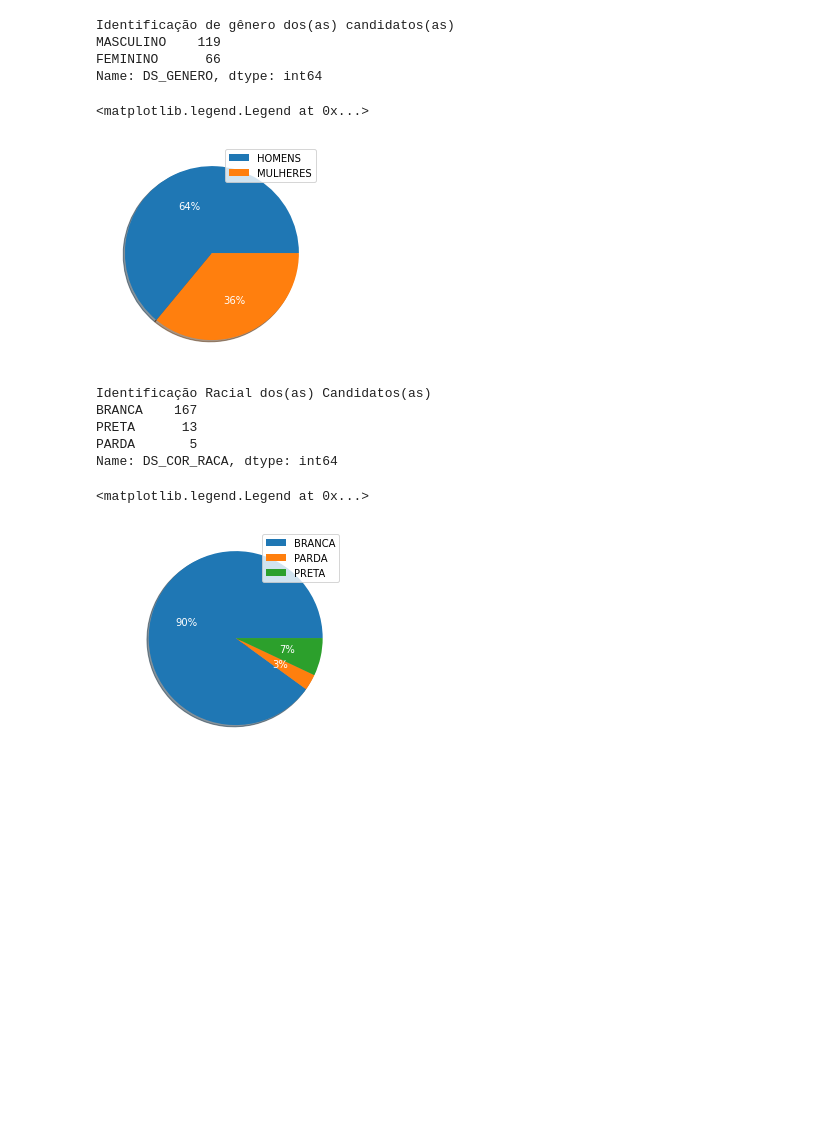
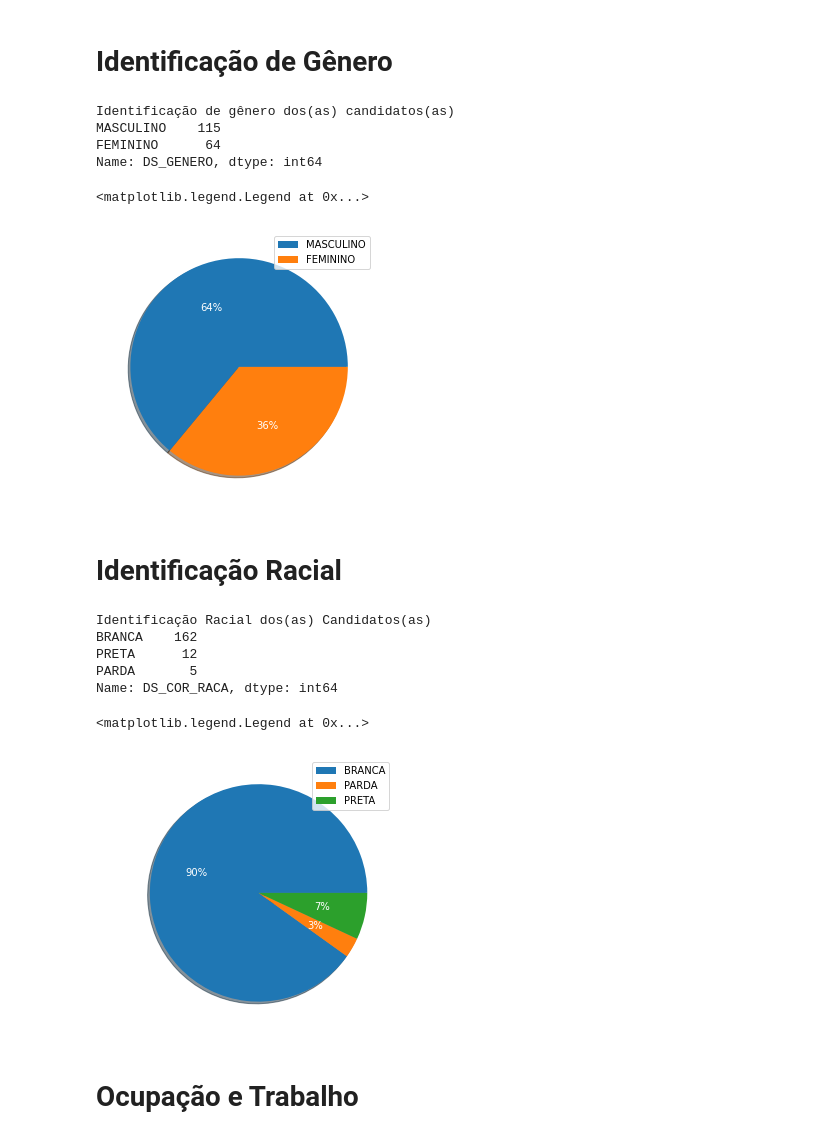
Before and after one commit to elmoneto/analise-dados-tse, a Jupyter notebook: vereadores-2020/analise_dados.ipynb, the cells around one changed output. Drawn from its saved outputs; the diff is of its cells as text; code cells hidden in the pictures; blank space fills up the shorter version.

```diff
--- a/vereadores-2020/analise_dados.ipynb
+++ b/vereadores-2020/analise_dados.ipynb
@@ -132,38 +142,48 @@ dtype: float64
+# %% [markdown]
+# Identificação de Gênero
+# %%
+s_genero = dados["DS_GENERO"].value_counts()
+print("Identificação de gênero dos(as) candidatos(as)")
+print(s_genero)
+# %% [output]
+Identificação de gênero dos(as) candidatos(as)
+MASCULINO    115
+FEMININO      64
+Name: DS_GENERO, dtype: int64
 # %%
-s_genero = dados["DS_GENERO"].value_counts()
-print("Identificação de gênero dos(as) candidatos(as)")
-print(s_genero)
 l_genero_percent = []
 l_genero_percent.append(round(s_genero["MASCULINO"]*100 / s_genero.sum(),0))
 l_genero_percent.append(round(s_genero["FEMININO"]*100 / s_genero.sum(),0))
-plt.pie(x=l_genero_percent,labels=["HOMENS","MULHERES"],autopct='%1.f%%',shadow=True, textprops={'color':"w"})
+plt.figure(figsize=(5,5))
+plt.pie(x=l_genero_percent,labels=["MASCULINO","FEMININO"],autopct='%1.f%%',shadow=True, textprops={'color':"w"})
 plt.legend()
 # %% [output]
-Identificação de gênero dos(as) candidatos(as)
-MASCULINO    119
-FEMININO      66
-Name: DS_GENERO, dtype: int64
+<matplotlib.legend.Legend at 0x...>
-<matplotlib.legend.Legend at 0x...>
-[figure, old version]
+[figure, new version]
+# %% [markdown]
+# Identificação Racial
+# %%
+rotulos_raca = dados["DS_COR_RACA"].unique()
+print("Identificação Racial dos(as) Candidatos(as)")
+s_raca = dados["DS_COR_RACA"].value_counts()
+print(s_raca)
+# %% [output]
+Identificação Racial dos(as) Candidatos(as)
+BRANCA    162
+PRETA      12
+PARDA       5
+Name: DS_COR_RACA, dtype: int64
 # %%
-rotulos_raca = dados["DS_COR_RACA"].unique()
-print("Identificação Racial dos(as) Candidatos(as)")
-s_raca = dados["DS_COR_RACA"].value_counts()
-print(s_raca)
 l_raca_percent = []
-
 for item in rotulos_raca:
     l_raca_percent.append(round( s_raca[item]*100 / s_raca.sum(),0))
-
+plt.figure(figsize=(5,5))
 plt.pie(x=l_raca_percent,labels=rotulos_raca,autopct='%1.f%%',shadow=True, textprops={'color':"w"})
 plt.legend()
 # %% [output]
-Identificação Racial dos(as) Candidatos(as)
-BRANCA    167
-PRETA      13
-PARDA       5
-Name: DS_COR_RACA, dtype: int64
+<matplotlib.legend.Legend at 0x...>
-<matplotlib.legend.Legend at 0x...>
-[figure, old version]
+[figure, new version]
+# %% [markdown]
+# Ocupação e Trabalho
 # %%
 print("20 profissões mais comuns entre os(as) candidatos(as)\n")
```
Also changed, not shown: parts of 11 cells of this notebook.
